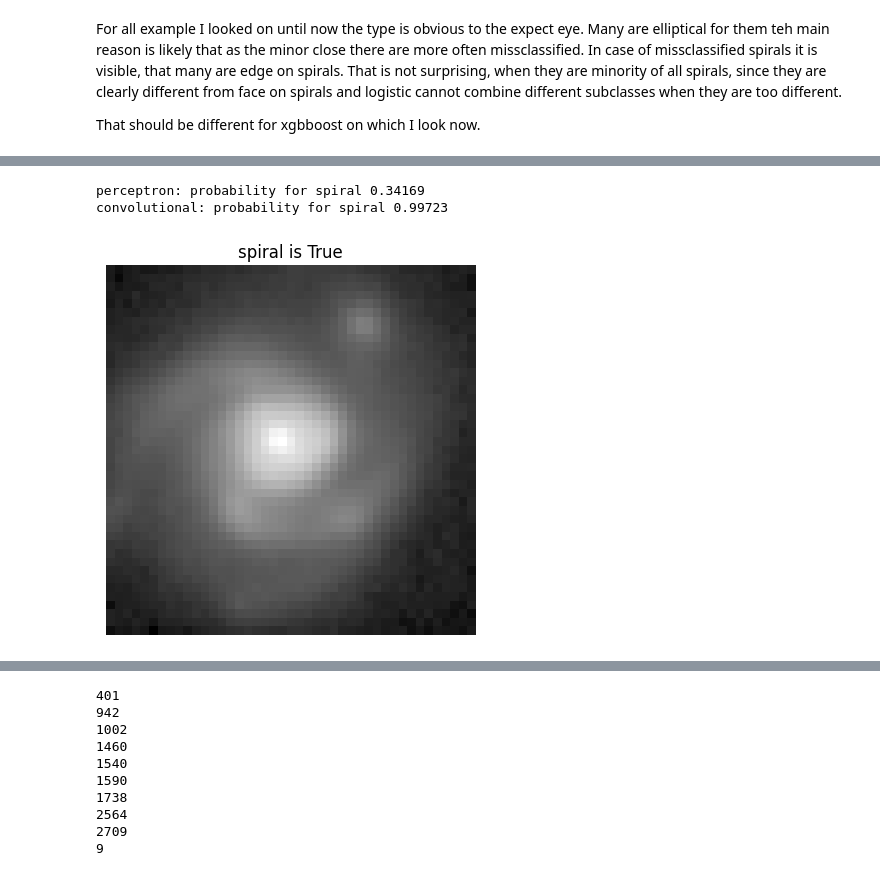
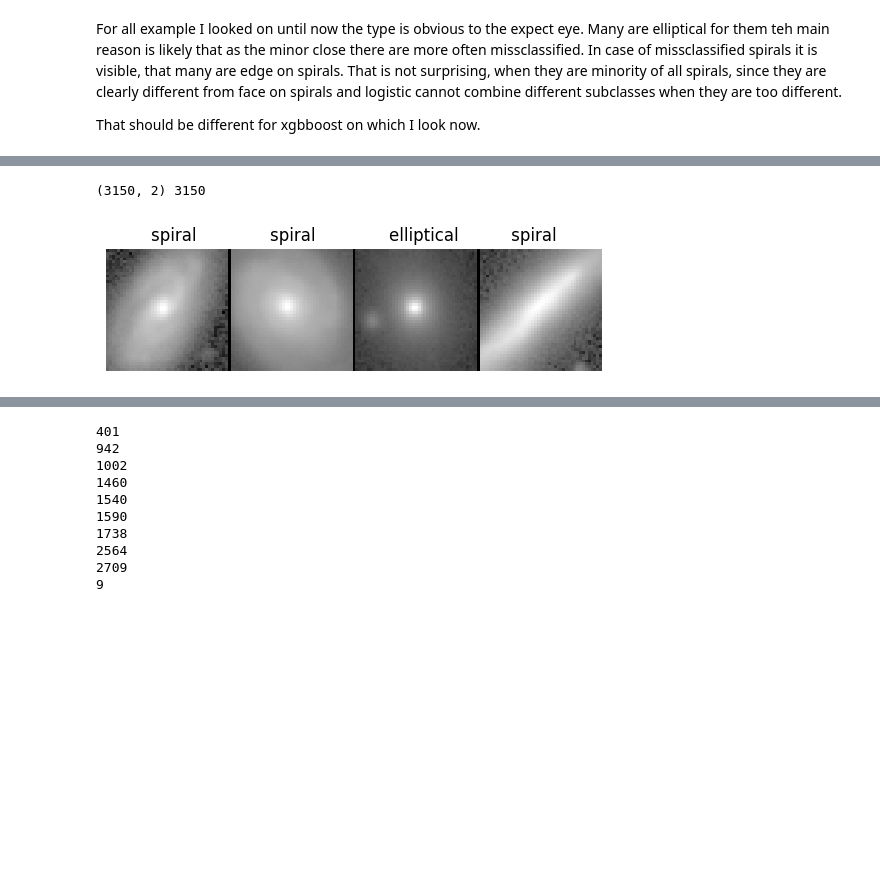
Before and after one commit to tkfritz/astro_images, a Jupyter notebook: galaxy_type_fit2.ipynb, the cells around one changed output, grey strips where cells are left out. Saved outputs shown, nothing was run; the diff lists cells and outputs as text; code cells hidden in the pictures; blank space fills up the shorter version.

```diff
--- a/galaxy_type_fit2.ipynb
+++ b/galaxy_type_fit2.ipynb
@@ -1745,11 +1805,5 @@ convolutional: probability for spiral 0.6181
 # %%
-ids=114
-plt.axis('off')
-plt.title(f"spiral is {bool(target_test[ids])}")
-plt.imshow(abs(image_test[ids,0,:,:])**0.25,cmap=cm.gray, interpolation='nearest')
-print(f"perceptron: probability for spiral {np.round(m_test_pred[ids],5)}")
-print(f"convolutional: probability for spiral {np.round(c_test_pred[ids],5)}")
+plot_images(image_test,target_test,c_test_pred,[12,13,14,15],prediction2=m_test_pred,scale=0.25)
 # %% [output]
-perceptron: probability for spiral 0.34169
-convolutional: probability for spiral 0.99723
+(3150, 2) 3150
-[figure, old version]
+[figure, new version]
```
Also changed, not shown: parts of 100 cells of this notebook.
